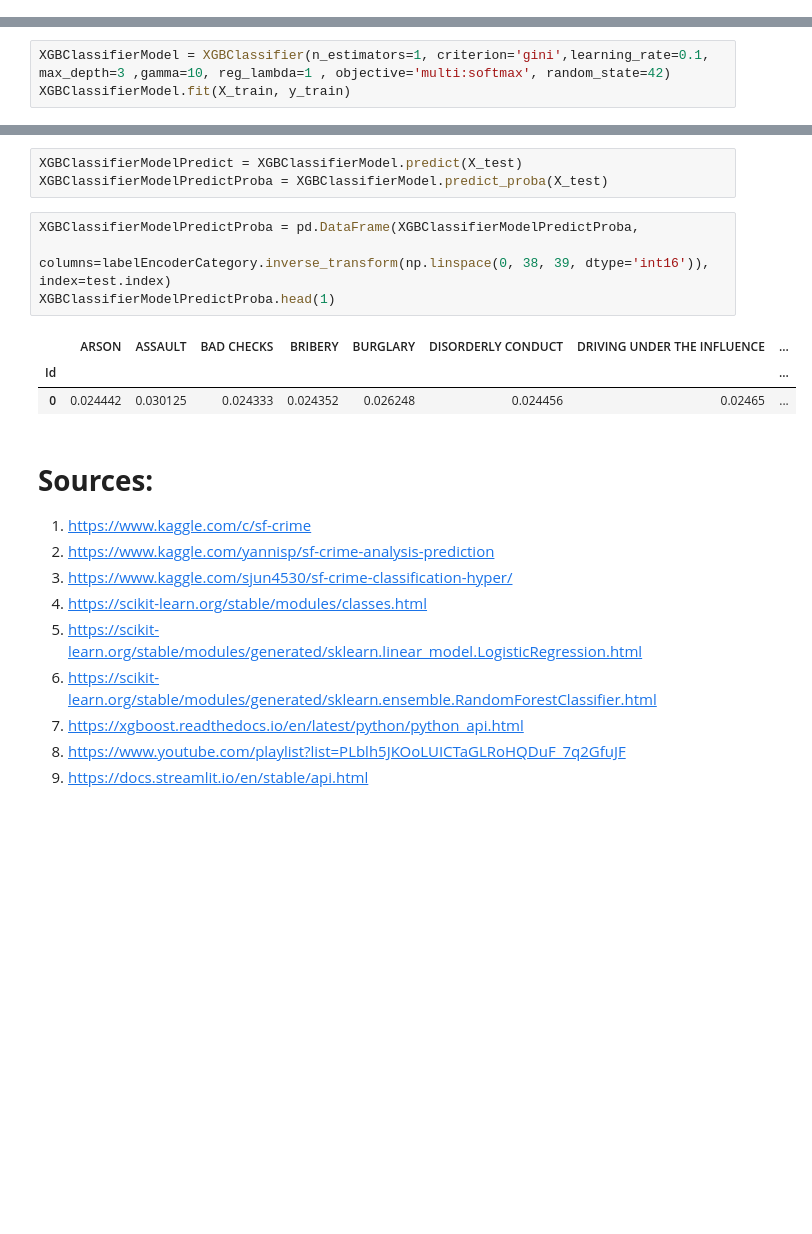
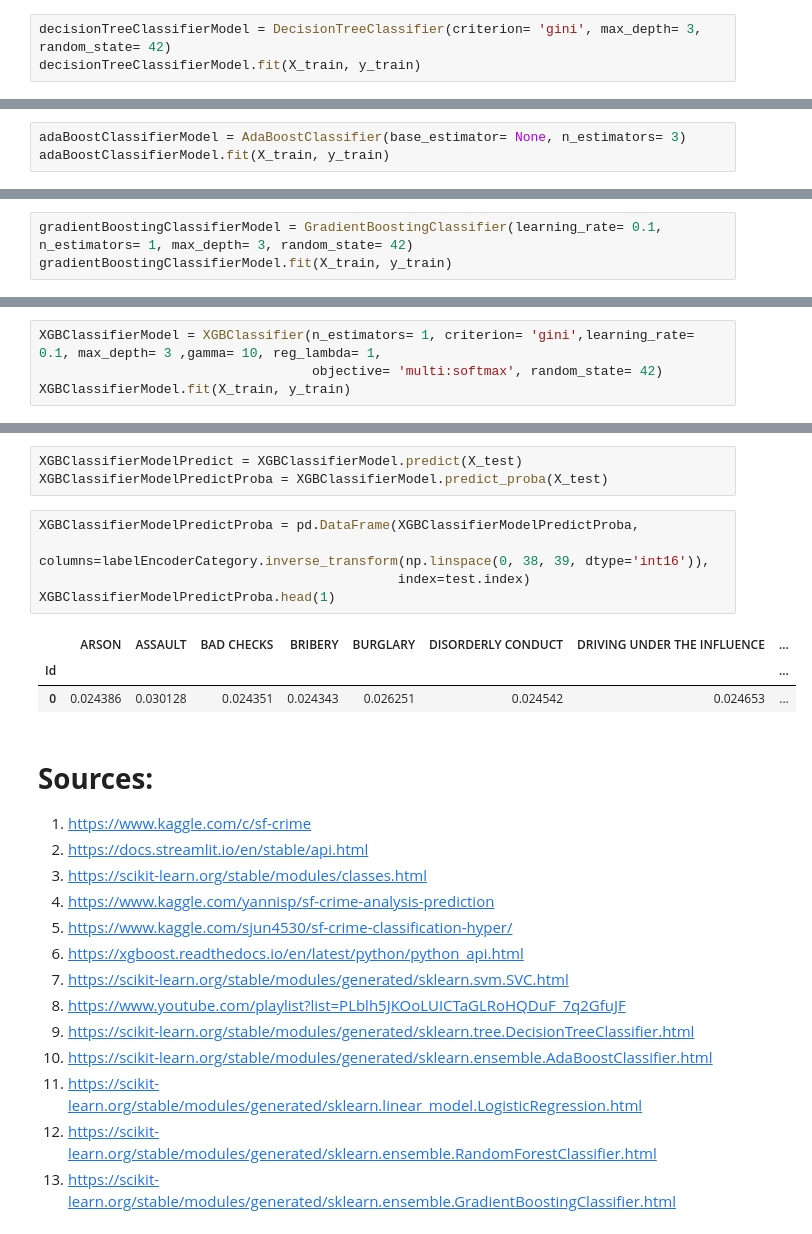
Before and after one commit to m-shahpouri/machine-learning, a Jupyter notebook: Project/san_francisco_crime_classification.ipynb, the cells around one changed output, grey strips where cells are left out. Cells and saved outputs as stored; diff of their text form; blank space fills up the shorter version.

```diff
--- a/Project/san_francisco_crime_classification.ipynb
+++ b/Project/san_francisco_crime_classification.ipynb
@@ -1128,0 +1112,3 @@ supportVectorMachineModelPredictProba.head(1)
+# %%
+decisionTreeClassifierModel = DecisionTreeClassifier(criterion= 'gini', max_depth= 3, random_state= 42)
+decisionTreeClassifierModel.fit(X_train, y_train)
@@ -1259,0 +1368,3 @@ randomForestClassifierModelPredictProba.head(1)
+# %%
+adaBoostClassifierModel = AdaBoostClassifier(base_estimator= None, n_estimators= 3)
+adaBoostClassifierModel.fit(X_train, y_train)
@@ -1259,0 +1487,3 @@ randomForestClassifierModelPredictProba.head(1)
+# %%
+gradientBoostingClassifierModel = GradientBoostingClassifier(learning_rate= 0.1, n_estimators= 1, max_depth= 3, random_state= 42)
+gradientBoostingClassifierModel.fit(X_train, y_train)
@@ -1262,5 +1613,6 @@ randomForestClassifierModelPredictProba.head(1)
 # %%
-XGBClassifierModel = XGBClassifier(n_estimators=1, criterion='gini',learning_rate=0.1, max_depth=3 ,gamma=10, reg_lambda=1 , objective='multi:softmax', random_state=42)
+XGBClassifierModel = XGBClassifier(n_estimators= 1, criterion= 'gini',learning_rate= 0.1, max_depth= 3 ,gamma= 10, reg_lambda= 1,
+                                   objective= 'multi:softmax', random_state= 42)
 XGBClassifierModel.fit(X_train, y_train)
 # %% [output]
 XGBClassifier(base_score=0.5, booster='gbtree', colsample_bylevel=1,
@@ -1369,21 +1721,26 @@ XGBClassifierModelPredict = XGBClassifierModel.predict(X_test)
 XGBClassifierModelPredictProba = XGBClassifierModel.predict_proba(X_test)
 # %%
 XGBClassifierModelPredictProba = pd.DataFrame(XGBClassifierModelPredictProba,
-                                                   columns=labelEncoderCategory.inverse_transform(np.linspace(0, 38, 39, dtype='int16')), index=test.index)
+                                                   columns=labelEncoderCategory.inverse_transform(np.linspace(0, 38, 39, dtype='int16')),
+                                              index=test.index)
 XGBClassifierModelPredictProba.head(1)
 # %% [output]
 |  | ARSON | ASSAULT | BAD CHECKS | BRIBERY | BURGLARY | DISORDERLY CONDUCT | DRIVING UNDER THE INFLUENCE | ... |
 | Id |  |  |  |  |  |  |  | ... |
-| 0 | 0.024442 | 0.030125 | 0.024333 | 0.024352 | 0.026248 | 0.024456 | 0.02465 | ... |
+| 0 | 0.024386 | 0.030128 | 0.024351 | 0.024343 | 0.026251 | 0.024542 | 0.024653 | ... |
 # %% [markdown]
   # **Sources:**
 
   1.   https://www.kaggle.com/c/sf-crime
-  2.   https://www.kaggle.com/yannisp/sf-crime-analysis-prediction
-  3.   https://www.kaggle.com/sjun4530/sf-crime-classification-hyper/
-  4.   https://scikit-learn.org/stable/modules/classes.html
-  5.   https://scikit-learn.org/stable/modules/generated/sklearn.linear_model.LogisticRegression.html
-  6.   https://scikit-learn.org/stable/modules/generated/sklearn.ensemble.RandomForestClassifier.html
-  7.   https://xgboost.readthedocs.io/en/latest/python/python_api.html
+  2.   https://docs.streamlit.io/en/stable/api.html
+  3.   https://scikit-learn.org/stable/modules/classes.html
+  4.   https://www.kaggle.com/yannisp/sf-crime-analysis-prediction
+  5.   https://www.kaggle.com/sjun4530/sf-crime-classification-hyper/
+  6.   https://xgboost.readthedocs.io/en/latest/python/python_api.html
+  7.   https://scikit-learn.org/stable/modules/generated/sklearn.svm.SVC.html
   8.   https://www.youtube.com/playlist?list=PLblh5JKOoLUICTaGLRoHQDuF_7q2GfuJF
-  9.   https://docs.streamlit.io/en/stable/api.html
+  9.   https://scikit-learn.org/stable/modules/generated/sklearn.tree.DecisionTreeClassifier.html
+  10.  https://scikit-learn.org/stable/modules/generated/sklearn.ensemble.AdaBoostClassifier.html
+  11.  https://scikit-learn.org/stable/modules/generated/sklearn.linear_model.LogisticRegression.html
+  12.  https://scikit-learn.org/stable/modules/generated/sklearn.ensemble.RandomForestClassifier.html
+  13.  https://scikit-learn.org/stable/modules/generated/sklearn.ensemble.GradientBoostingClassifier.html
```
Also changed, not shown: parts of 65 cells of this notebook, 3 other files.
